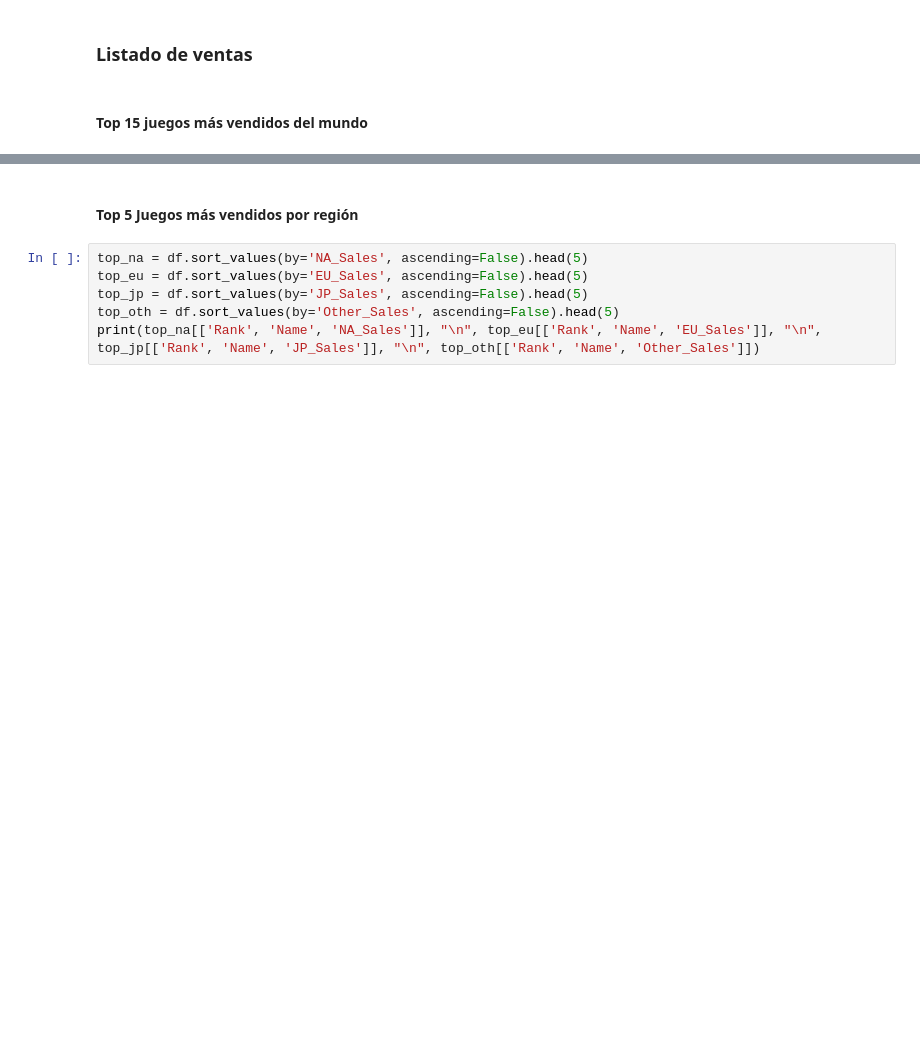
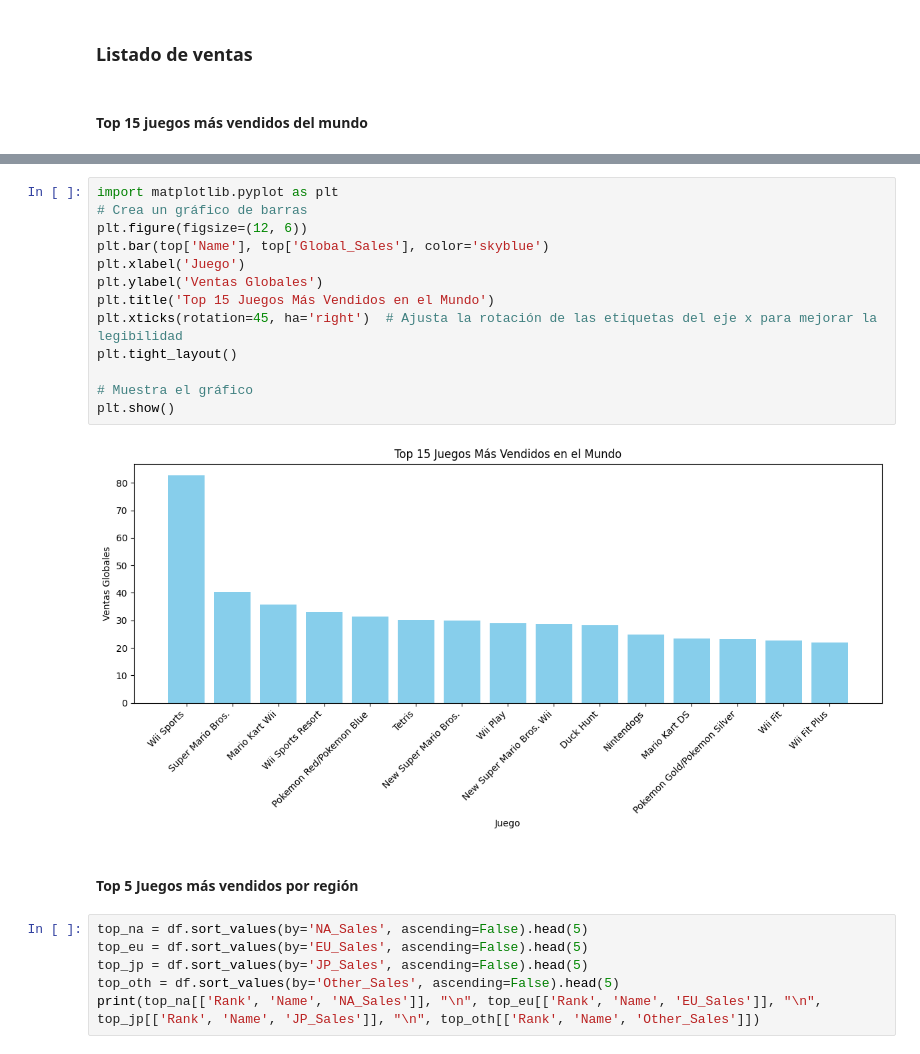
Before and after one commit to davip99/Proyecto-Luca, a Jupyter notebook: Proyecto.ipynb, the cells around one changed output, grey strips where cells are left out. Drawn from its saved outputs; the diff is of its cells as text; blank space fills up the shorter version.

Commit message:
grafico topo 15 juegos

```diff
--- a/Proyecto.ipynb
+++ b/Proyecto.ipynb
@@ -63,3 +93,18 @@ print(top[['Rank', 'Name', 'Global_Sales']])
+# %%
+import matplotlib.pyplot as plt
+# Crea un gráfico de barras
+plt.figure(figsize=(12, 6))
+plt.bar(top['Name'], top['Global_Sales'], color='skyblue')
+plt.xlabel('Juego')
+plt.ylabel('Ventas Globales')
+plt.title('Top 15 Juegos Más Vendidos en el Mundo')
+plt.xticks(rotation=45, ha='right')  # Ajusta la rotación de las etiquetas del eje x para mejorar la legibilidad
+plt.tight_layout()
+
+# Muestra el gráfico
+plt.show()
+# %% [output]
+[figure, added]
 # %% [markdown]
 #### Top 5 Juegos más vendidos por región
 # %%
```
Also changed, not shown: parts of 4 cells of this notebook.
